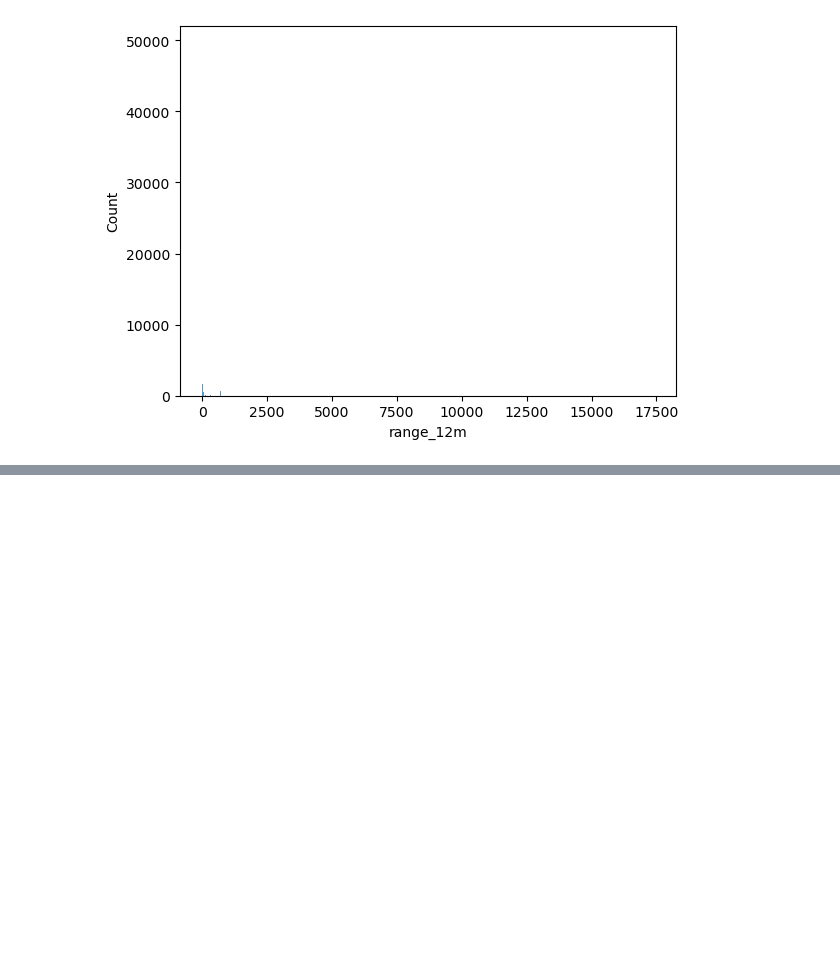
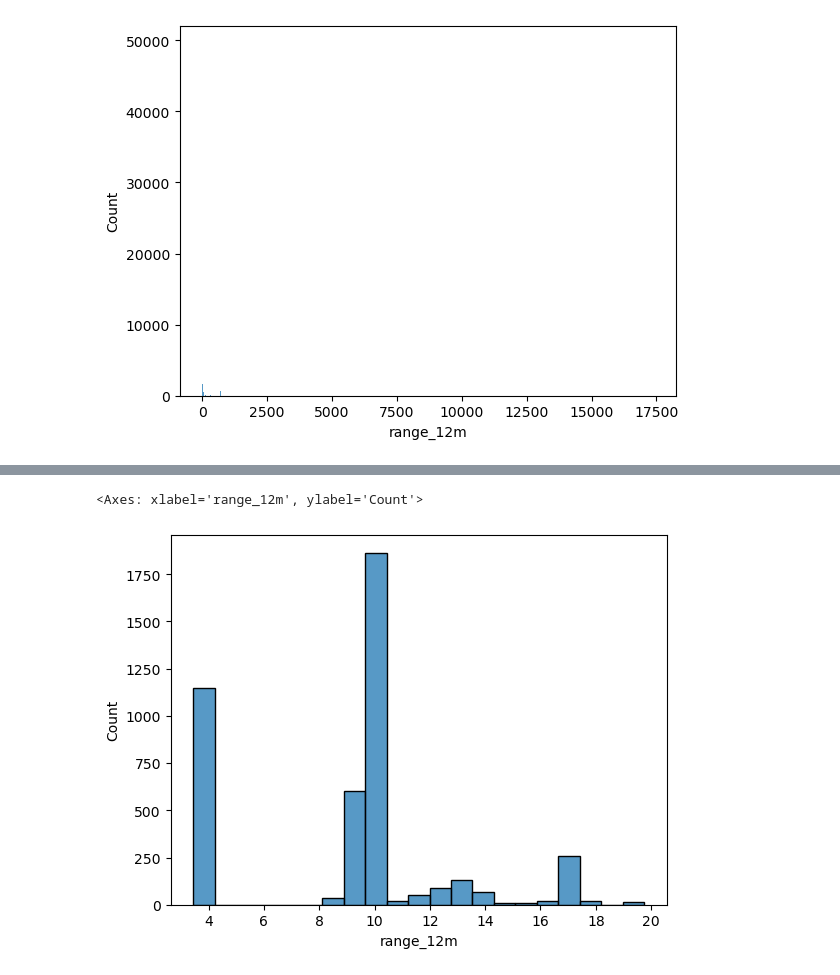
Before and after one commit to Assesa44/Stock-Market-Prediction, a Jupyter notebook: notebooks/business_understanding.ipynb, the cells around one changed output, grey strips where cells are left out. Drawn from its saved outputs; the diff is of its cells as text; code cells hidden in the pictures; blank space fills up the shorter version.

```diff
--- a/notebooks/business_understanding.ipynb
+++ b/notebooks/business_understanding.ipynb
@@ -956,0 +1048,5 @@ safaricom = cleaning_df[cleaning_df['code'] == 'SCOM']
+# %%
+sns.histplot(safaricom['range_12m'])
+# %% [output]
+<Axes: xlabel='range_12m', ylabel='Count'>
+[figure, added]
```
Also changed, not shown: parts of 11 cells of this notebook.
